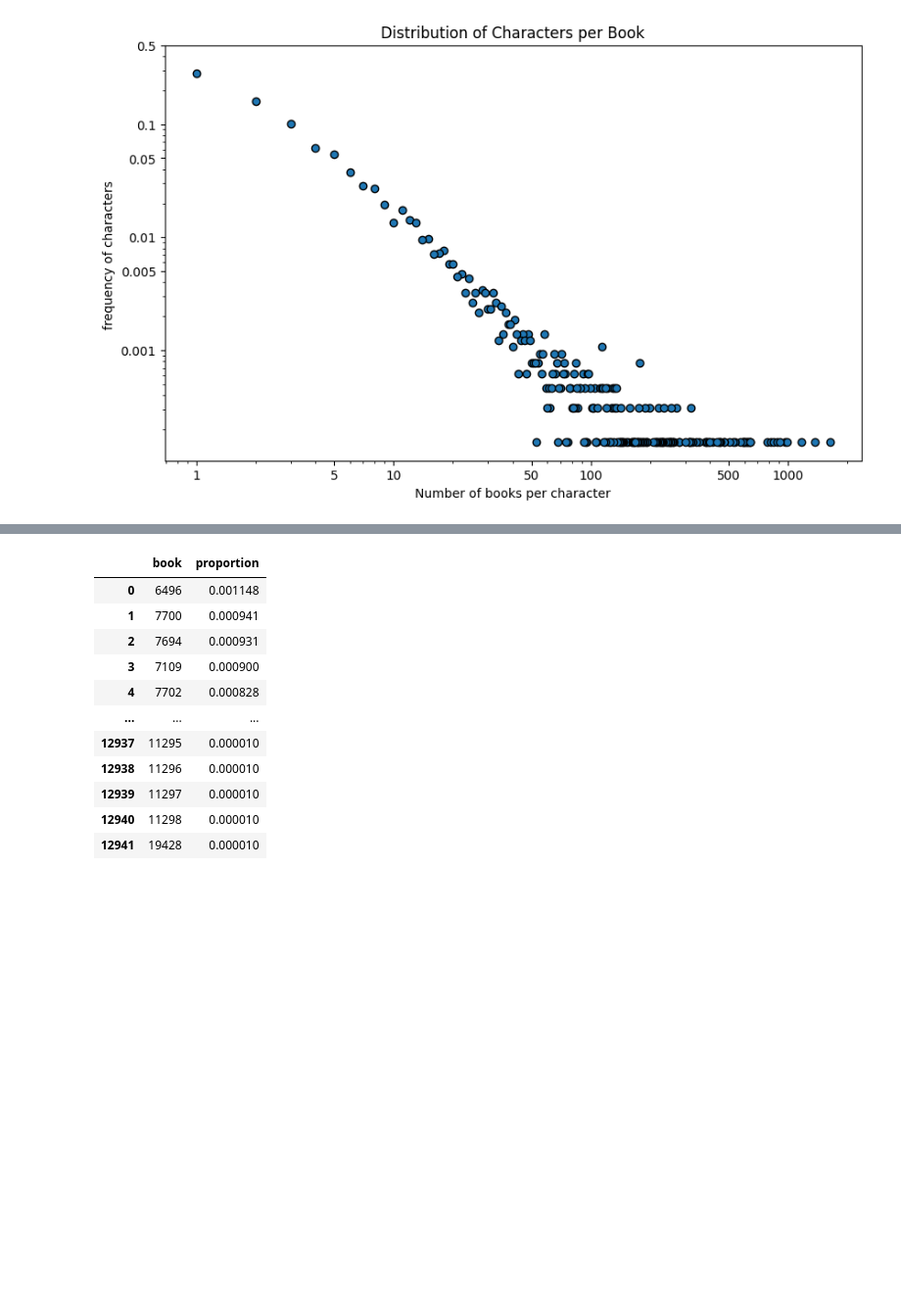
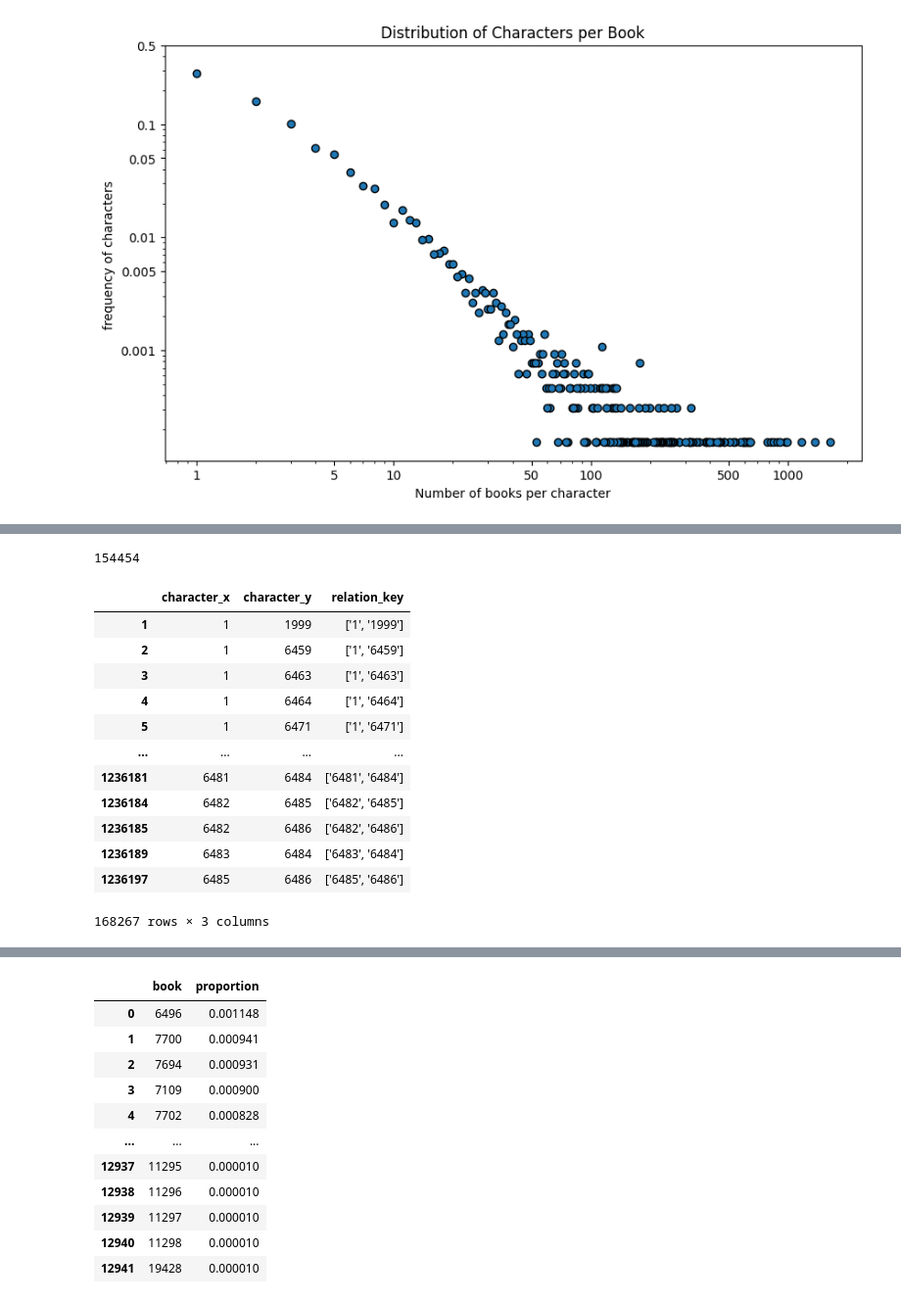
Before and after one commit to alejomaar/Network-Science-for-Data-Analytics, a Jupyter notebook: mini_project/notebook.ipynb, the cells around one changed output, grey strips where cells are left out. Shown at 98% size. Cells and saved outputs as stored; diff of their text form; code cells hidden in the pictures; blank space fills up the shorter version.

```diff
--- a/mini_project/notebook.ipynb
+++ b/mini_project/notebook.ipynb
@@ -158,0 +200,20 @@ plt.show()
+# %%
+77227*2
+# %% [output]
+154454
+# %%
+unique_df.drop(columns=['book']).drop_duplicates()
+# %% [output]
+|  | character_x | character_y | relation_key |
+| 1 | 1 | 1999 | ['1', '1999'] |
+| 2 | 1 | 6459 | ['1', '6459'] |
+| 3 | 1 | 6463 | ['1', '6463'] |
+| 4 | 1 | 6464 | ['1', '6464'] |
+| 5 | 1 | 6471 | ['1', '6471'] |
+| ... | ... | ... | ... |
+| 1236181 | 6481 | 6484 | ['6481', '6484'] |
+| 1236184 | 6482 | 6485 | ['6482', '6485'] |
+| 1236185 | 6482 | 6486 | ['6482', '6486'] |
+| 1236189 | 6483 | 6484 | ['6483', '6484'] |
+| 1236197 | 6485 | 6486 | ['6485', '6486'] |
+168267 rows × 3 columns
```
Also changed, not shown: parts of 9 cells of this notebook.
